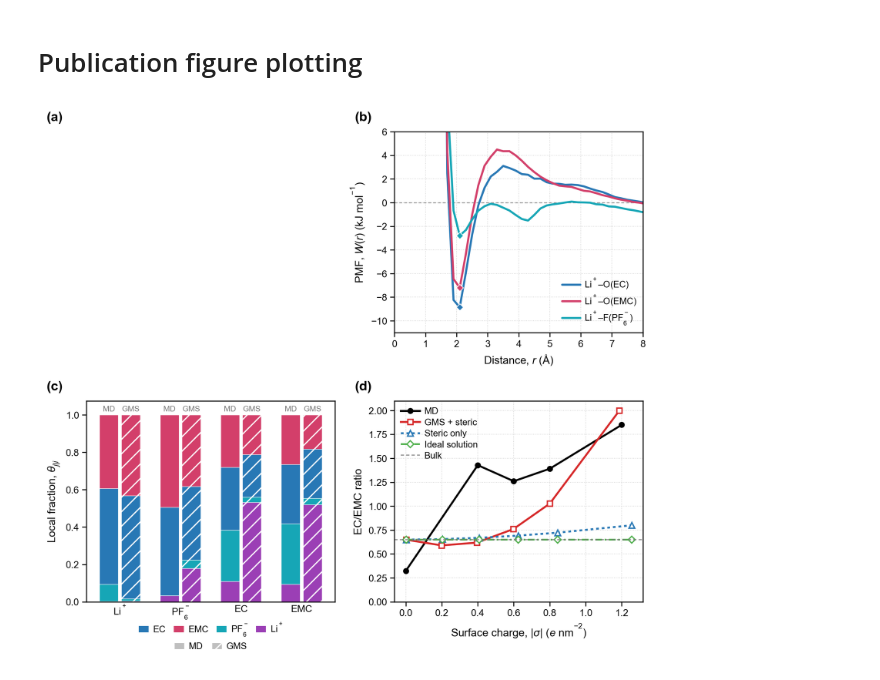
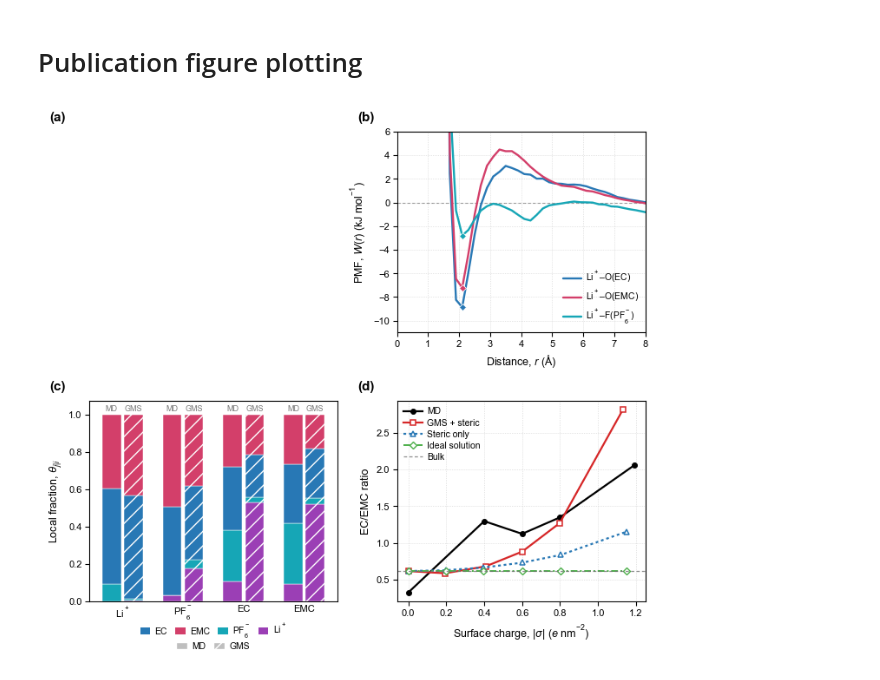
Before and after one commit to MSCE-Brown/gms-md-chemical-potentials, a Jupyter notebook: notebooks/LiPF6_EC_EMC_parameterization.ipynb.ipynb, the cells around one changed output. Saved outputs shown, nothing was run; the diff lists cells and outputs as text; code cells hidden in the pictures.

```diff
--- a/notebooks/LiPF6_EC_EMC_parameterization.ipynb.ipynb
+++ b/notebooks/LiPF6_EC_EMC_parameterization.ipynb.ipynb
@@ -949,13 +839,13 @@ COMSOL Data Summary:
 # ==========================================
 
 # --- PANEL D DATA: COMSOL & MD ---
-# 1. MD Data (Hardcoded from your snippet)
+# 1. MD Data (Hardcoded from Qisheng Figure)
 md_data_source = {
-    "Charge_Density_abs": [0.0, 0.4, 0.6, 0.8, 1.2],
-    "Li_coordinated_EC": [0.0, 15.0, 16.0, 23.0, 23.0],
-    "Free_EC": [11.0, 15.0, 13.0, 9.0, 14.0],
-    "Li_coordinated_EMC": [8.0, 8.0, 8.0, 13.0, 14.0],
-    "Free_EMC": [26.0, 13.0, 15.0, 10.0, 6.0]
+    "Charge_Density_abs": [0.0, 0.4, 0.6, 0.8, 1.19],
+    "Li_coordinated_EC": [0.0, 14.0, 14.0, 22.0, 22],
+    "Free_EC": [11, 14.5, 13.5, 9, 15],
+    "Li_coordinated_EMC": [8, 8, 8.5, 13, 13],
+    "Free_EMC": [26, 14, 16, 10, 5]
 }
 df_md = pd.DataFrame(md_data_source)
 df_md['Total_EC'] = df_md['Li_coordinated_EC'] + df_md['Free_EC']
@@ -968,7 +858,7 @@ C_m2_to_e_nm2 = 6.2415
 
 try:
     # Full Physics
-    df_full = pd.read_csv("../data/LiPF6_EC_EMC/comsol_results/EC-EMC-ratio_fullphysics.csv", skiprows=4)
+    df_full = pd.read_csv("../data/LiPF6_EC_EMC/comsol_results/EC-EMC-ratio_GMS_fullphysics.csv", skiprows=4)
     df_full.columns = ['phi', 'Ratio', 'sigma_C_m2']
     df_full['sigma_abs'] = (df_full['sigma_C_m2'] * C_m2_to_e_nm2).abs()
 
@@ -1463,7 +1353,7 @@ ax.axhline(
 
 ax.set_xlabel(r"Surface charge, $|\sigma|$ ($e$ nm$^{-2}$)")
 ax.set_ylabel("EC/EMC ratio")
-ax.set_ylim(0, 2.1)
+# ax.set_ylim(0, 2.1)
 
 # Again, the panel title can be moved to the caption.
 # ax.set_title("EC/EMC ratio in the negative EDL", pad=5)
@@ -1490,32 +1380,32 @@ fig.subplots_adjust(
     top=0.965,
     bottom=0.145,
     wspace=0.27,
     hspace=0.34
 )
 
 
 # ------------------------------------------------------------
 # 6. EXPORT
 # ------------------------------------------------------------
 # Vector PDF is preferred for plots and text.
 # Raster molecular structures embedded in panel a will retain their
 # original raster resolution.
 #
 # fig.savefig(
 #     "Figure_3_JACS.pdf",
 #     bbox_inches="tight",
 #     pad_inches=0.02
 # )
 #
 # fig.savefig(
 #     "Figure_3_JACS.tif",
 #     dpi=600,
 #     bbox_inches="tight",
 #     pad_inches=0.02,
 #     pil_kwargs={"compression": "tiff_lzw"}
 # )
-# plt.savefig('Figure_3_Revised_2x2_v2.png', dpi=500, bbox_inches='tight')
+plt.savefig('../data/figures/Figure_4_Revised_2x2_v2.png', dpi=500, bbox_inches='tight')
 
 plt.show()
 # %% [output]
-[figure, old version]
+[figure, new version]
```
Also changed, not shown: parts of 6 cells of this notebook, 9 other files.
